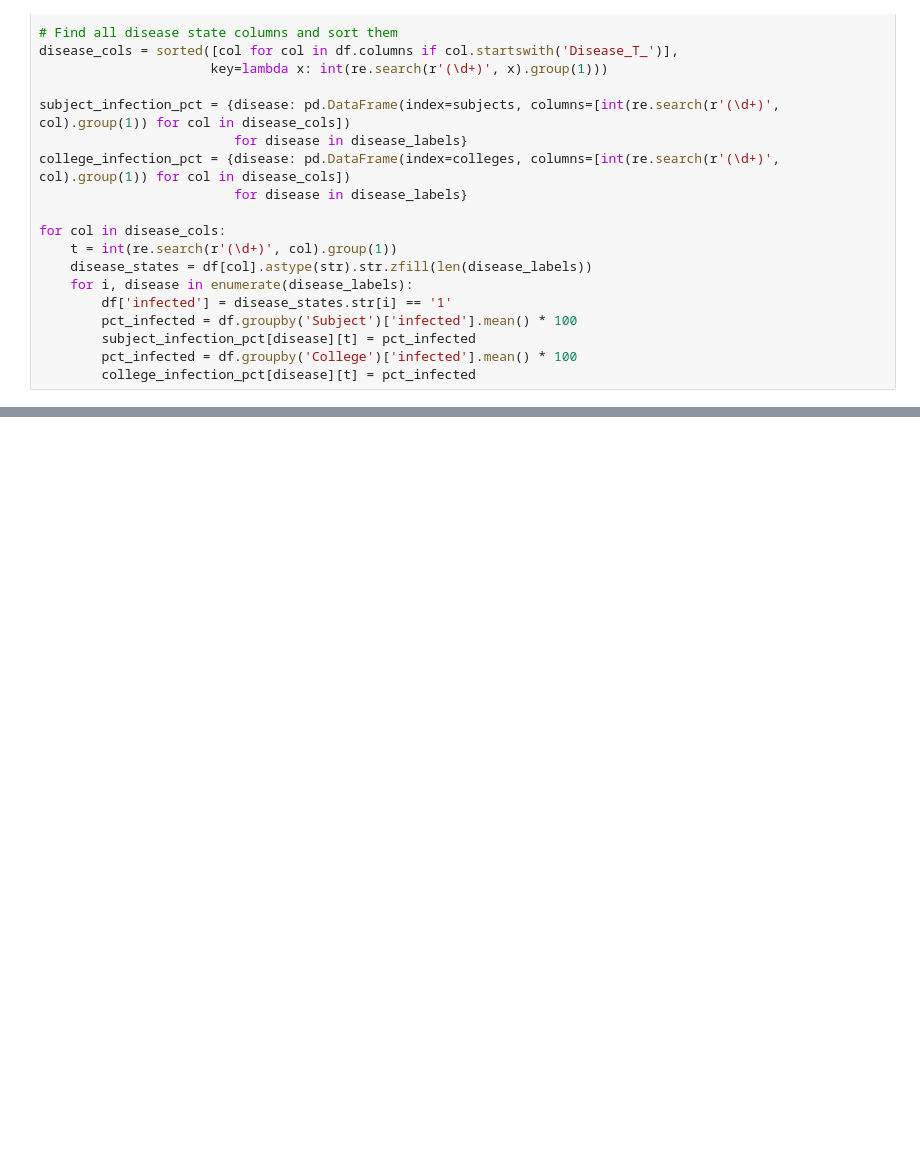
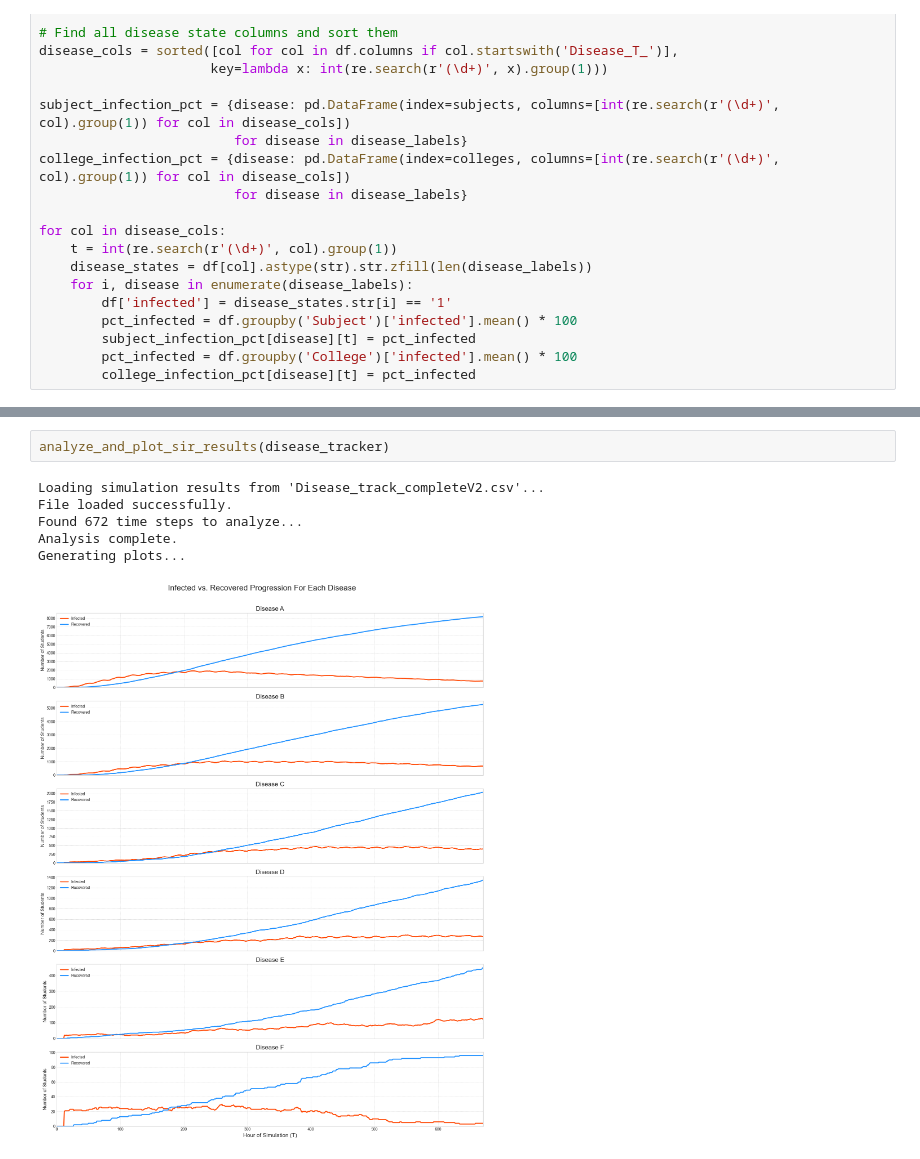
Before and after one commit to JPrince321/FreshersFluCambridge, a Jupyter notebook: Disease_analysis.ipynb, the cells around one changed output, grey strips where cells are left out. Drawn from its saved outputs; the diff is of its cells as text; blank space fills up the shorter version.

```diff
--- a/Disease_analysis.ipynb
+++ b/Disease_analysis.ipynb
@@ -326,0 +383,9 @@ plt.show()
+# %%
+analyze_and_plot_sir_results(disease_tracker)
+# %% [output]
+Loading simulation results from 'Disease_track_completeV2.csv'...
+File loaded successfully.
+Found 672 time steps to analyze...
+Analysis complete.
+Generating plots...
+[figure, added]
```
Also changed, not shown: parts of 8 cells of this notebook, 9 other files.
